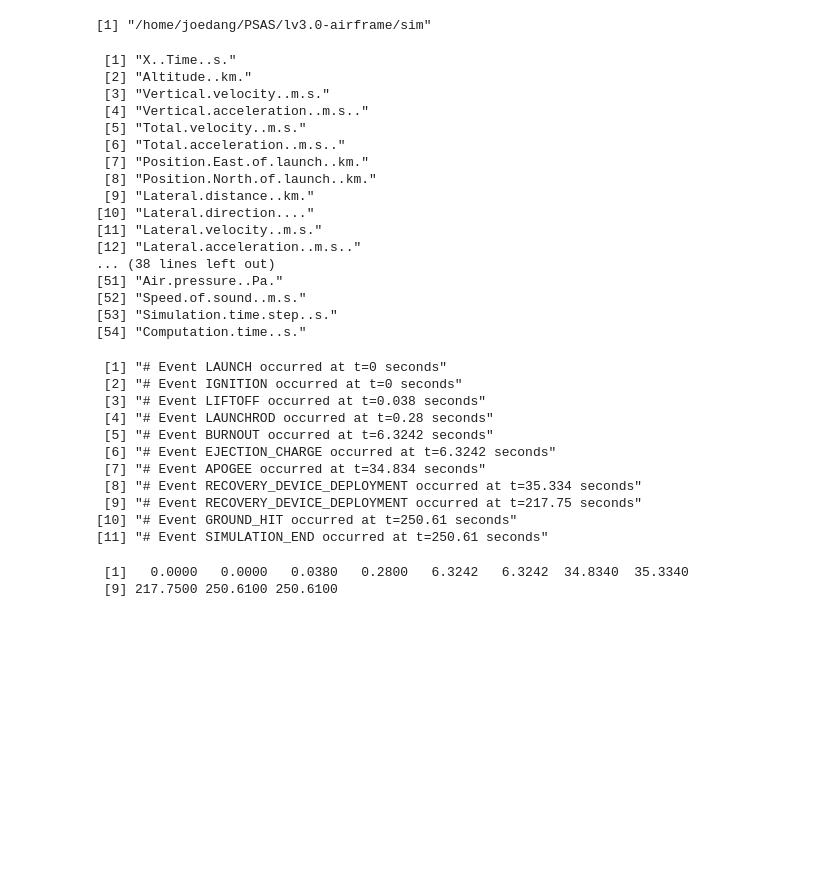
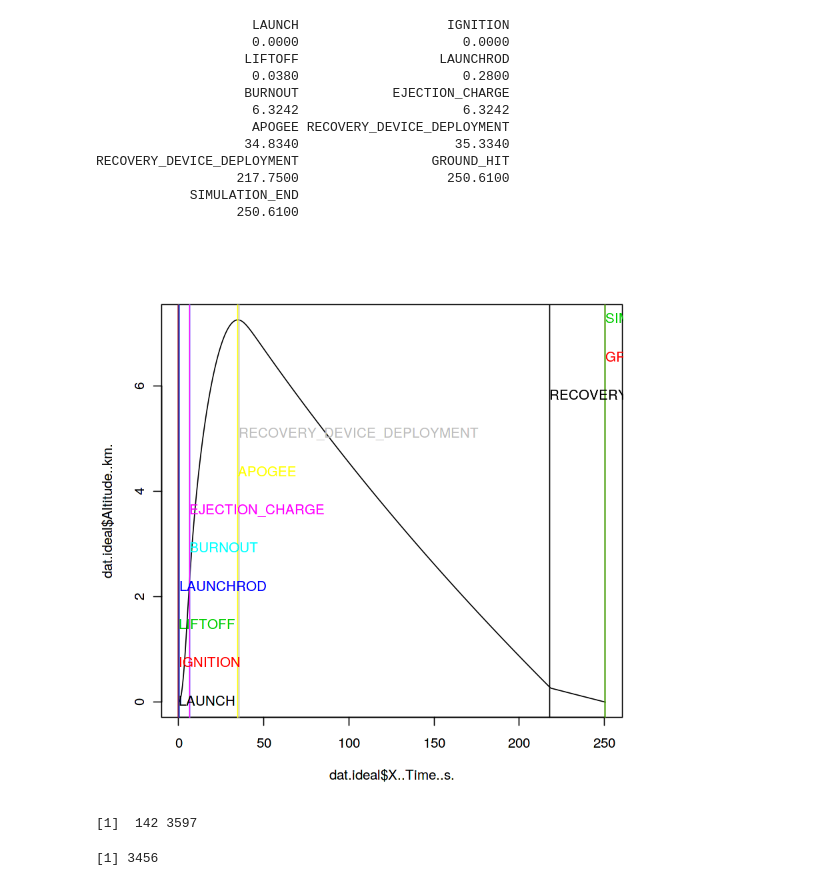
Before and after one commit to psas/lv3.0-airframe, a Jupyter notebook: sim/recoveryAnalysis.ipynb, the cells around one changed output. Saved outputs shown, nothing was run; the diff lists cells and outputs as text; code cells hidden in the pictures; blank space fills up the shorter version.

Commit message:
worked out some input kinks in recovery analysis

```diff
--- a/sim/recoveryAnalysis.ipynb
+++ b/sim/recoveryAnalysis.ipynb
@@ -4,42 +25,42 @@ dat.double <- read.csv('simData/LV3_L13_doubleENSR_2017-5-30-1802.csv', skip=6)
 # %%
-getwd()
-names(dat.ideal)
-# names(dat.double)
-system('grep \'occur\' simData/LV3_L13_ideal_2017-5-30-1804.csv', intern = TRUE)
-# sys.call('grep \'occur\' simData/LV3_L13_doubleENSR_2017-5-30-1802.csv')
-events.times <- as.numeric(system('grep \'occur\' simData/LV3_L13_ideal_2017-5-30-1804.csv | grep -o \'[0-9]\\+\\.*[0-9]*\'', intern = TRUE))
+# Print out the event lines from the CSV:
+# system('grep \'occur\' simData/LV3_L13_ideal_2017-5-30-1804.csv', intern = TRUE)
+events <- as.numeric(system('grep \'occur\' simData/LV3_L13_ideal_2017-5-30-1804.csv | grep -o \'[0-9]\\+\\.*[0-9]*\'', intern = TRUE))
+events.names <- system('grep \'occur\' simData/LV3_L13_ideal_2017-5-30-1804.csv | grep -o \'[[:upper:]_]\\{2,\\}\'', intern = TRUE)
+names(events) <- events.names
+events
 # %% [output]
-[1] "/home/joedang/PSAS/lv3.0-airframe/sim"
+                    LAUNCH                   IGNITION
+                    0.0000                     0.0000
+                   LIFTOFF                  LAUNCHROD
+                    0.0380                     0.2800
+                   BURNOUT            EJECTION_CHARGE
+                    6.3242                     6.3242
+                    APOGEE RECOVERY_DEVICE_DEPLOYMENT
+                   34.8340                    35.3340
+RECOVERY_DEVICE_DEPLOYMENT                 GROUND_HIT
+                  217.7500                   250.6100
+            SIMULATION_END
+                  250.6100
- [1] "X..Time..s."
- [2] "Altitude..km."
- [3] "Vertical.velocity..m.s."
- [4] "Vertical.acceleration..m.s.."
- [5] "Total.velocity..m.s."
- [6] "Total.acceleration..m.s.."
- [7] "Position.East.of.launch..km."
- [8] "Position.North.of.launch..km."
- [9] "Lateral.distance..km."
-[10] "Lateral.direction...."
-[11] "Lateral.velocity..m.s."
-[12] "Lateral.acceleration..m.s.."
-... (38 lines left out)
-[51] "Air.pressure..Pa."
-[52] "Speed.of.sound..m.s."
-[53] "Simulation.time.step..s."
-[54] "Computation.time..s."
- [1] "# Event LAUNCH occurred at t=0 seconds"
- [2] "# Event IGNITION occurred at t=0 seconds"
- [3] "# Event LIFTOFF occurred at t=0.038 seconds"
- [4] "# Event LAUNCHROD occurred at t=0.28 seconds"
- [5] "# Event BURNOUT occurred at t=6.3242 seconds"
- [6] "# Event EJECTION_CHARGE occurred at t=6.3242 seconds"
- [7] "# Event APOGEE occurred at t=34.834 seconds"
- [8] "# Event RECOVERY_DEVICE_DEPLOYMENT occurred at t=35.334 seconds"
- [9] "# Event RECOVERY_DEVICE_DEPLOYMENT occurred at t=217.75 seconds"
-[10] "# Event GROUND_HIT occurred at t=250.61 seconds"
-[11] "# Event SIMULATION_END occurred at t=250.61 seconds"
-# %%
-events.times
-# %% [output]
- [1]   0.0000   0.0000   0.0380   0.2800   6.3242   6.3242  34.8340  35.3340
- [9] 217.7500 250.6100 250.6100
+# %%
+plot(dat.ideal$X..Time..s., dat.ideal$Altitude..km., type='l')
+abline(v=events, col=1:length(events))
+text(
+    labels=names(events),
+    x=events,
+    y=seq(from=0, to=max(dat.ideal$Alt), length.out=length(events)),
+    col=1:length(events),
+    pos=4, srt=0, offset=-0.0
+)
+# %% [output]
+[figure, added]
+# %%
+ind <- which(
+    dat.ideal$X..Time..s. > events['LAUNCHROD']
+    & dat.ideal$X..Time..s. < events['APOGEE']
+)
+range(ind)
+length(ind)
+# %% [output]
+[1]  142 3597
+[1] 3456
```
Also changed, not shown: parts of 8 cells of this notebook, 1 other file.
